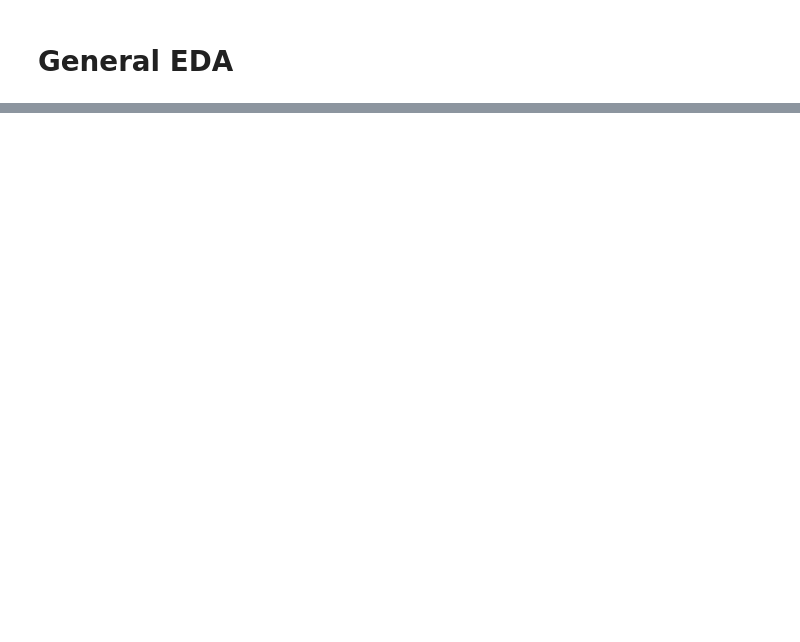
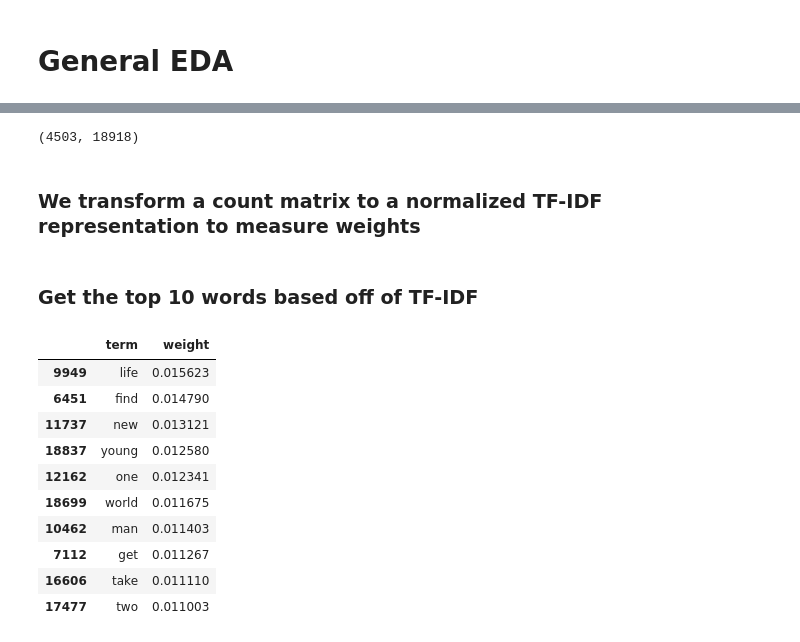
Before and after one commit to charles-reinertson/movie_analysis, a Jupyter notebook: CHARLES_Study_Question.ipynb, the cells around one changed output, grey strips where cells are left out. Saved outputs shown, nothing was run; the diff lists cells and outputs as text; code cells hidden in the pictures; blank space fills up the shorter version.

```diff
--- a/CHARLES_Study_Question.ipynb
+++ b/CHARLES_Study_Question.ipynb
@@ -87,0 +155,9 @@ df.describe()
+# %%
+def remove_chars(overview):
+    overview = np.char.split(overview)
+
+    for i, value in enumerate(overview.tolist()):
+        overview[i] = ' '.join([word for word in value if len(word) > 1])
+
+
+    return list(overview)
@@ -87,0 +171,19 @@ df.describe()
+# %%
+def lemmatizer(overview):
+    lemmatizer = WordNetLemmatizer()
+
+    for i, value in enumerate(overview.tolist()):
+        pos_tag(word_tokenize(value))
+        lemma = []
+
+        for word, tag in pos_tag(word_tokenize(value)):
+            wntag = tag[0].lower()
+            wntag = wntag if wntag in ['a', 'r', 'n', 'v'] else None
+            if not wntag:
+                lemma.append(word)
+            else:
+                lemma.append(lemmatizer.lemmatize(word, wntag))
+
+        overview[i] = ' '.join(lemma)
+
+    return list(overview)
@@ -87,0 +260,3 @@ df.describe()
+# %%
+vectorizer = CountVectorizer()
+X = vectorizer.fit_transform(overview)
@@ -87,0 +270,6 @@ df.describe()
+# %%
+print(X.toarray().shape)
+# %% [output]
+(4503, 18918)
+# %% [markdown]
+### We transform a count matrix to a normalized TF-IDF representation to measure weights
@@ -87,0 +283,16 @@ df.describe()
+# %% [markdown]
+### Get the top 10 words based off of TF-IDF
+# %%
+weights_df.sort_values(by='weight', ascending=False).head(10)
+# %% [output]
+|  | term | weight |
+| 9949 | life | 0.015623 |
+| 6451 | find | 0.014790 |
+| 11737 | new | 0.013121 |
+| 18837 | young | 0.012580 |
+| 12162 | one | 0.012341 |
+| 18699 | world | 0.011675 |
+| 10462 | man | 0.011403 |
+| 7112 | get | 0.011267 |
+| 16606 | take | 0.011110 |
+| 17477 | two | 0.011003 |
```
Also changed, not shown: parts of 47 cells of this notebook.
